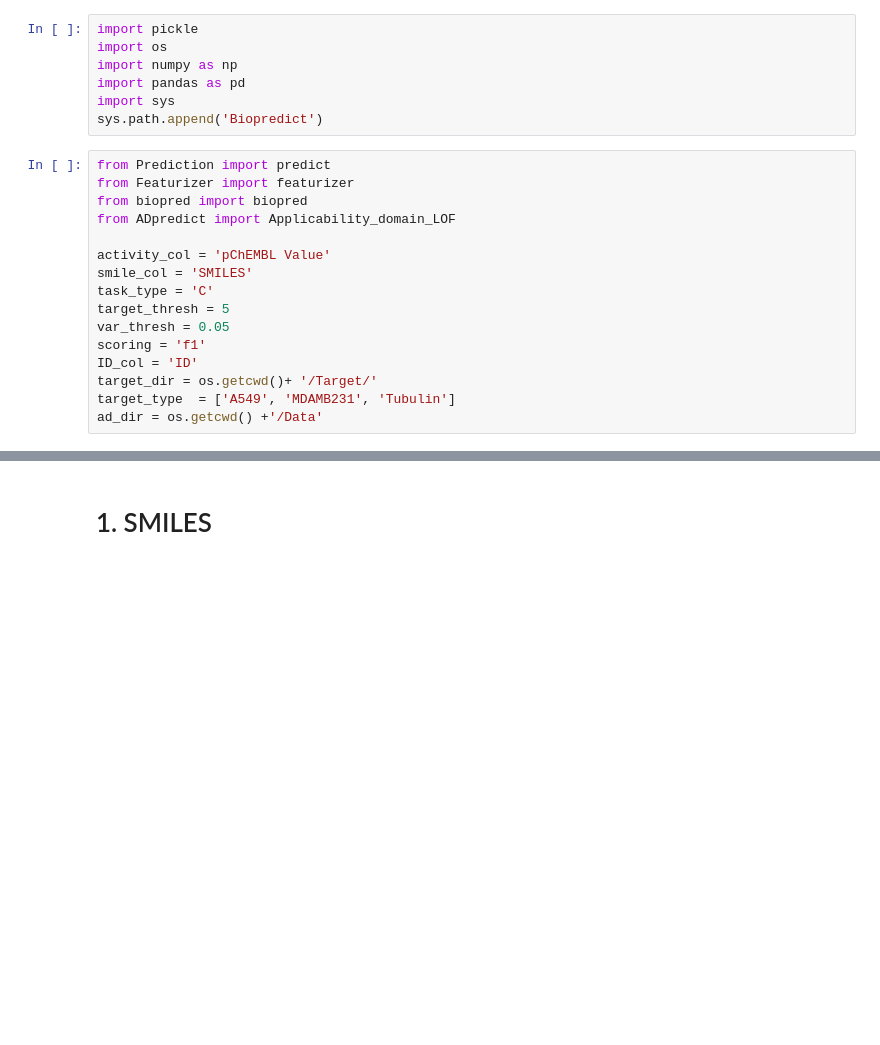
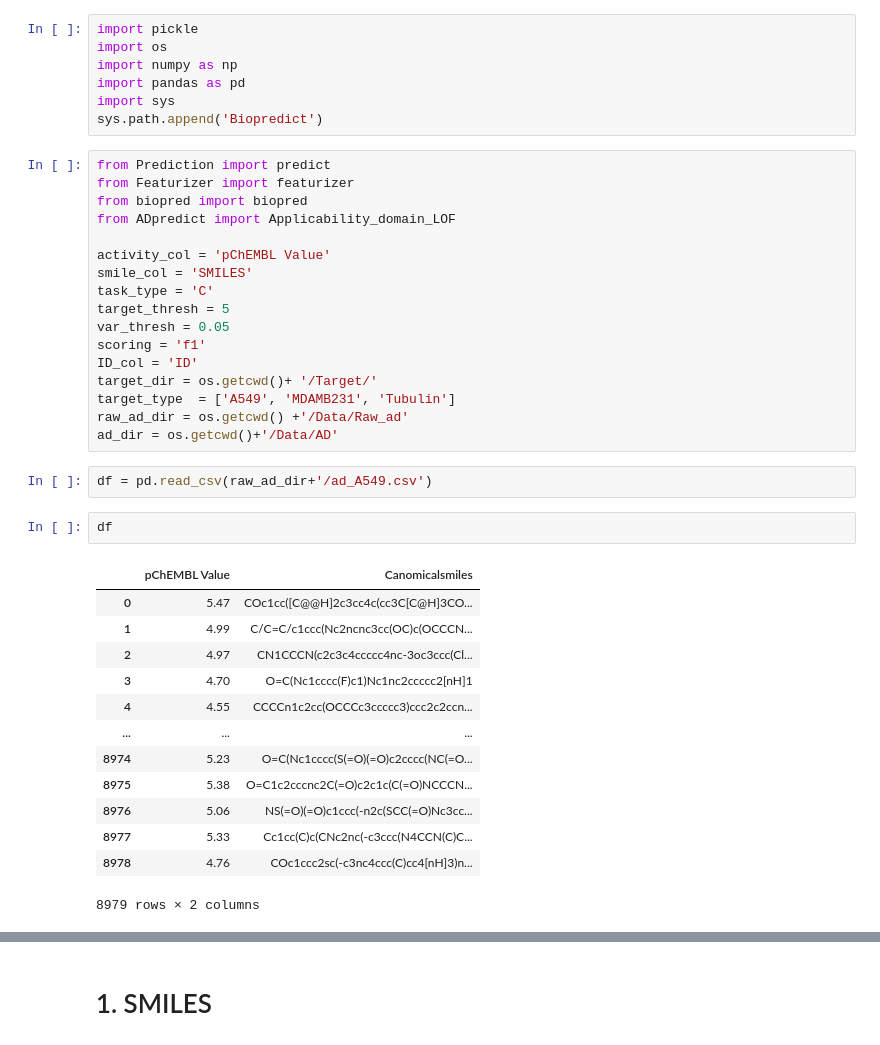
Before and after one commit to Medicine-Artificial-Intelligence/Tubulin_virtual_screening, a Jupyter notebook: Prediction.ipynb, the cells around one changed output, grey strips where cells are left out. Cells and saved outputs as stored; diff of their text form; blank space fills up the shorter version.

```diff
--- a/Prediction.ipynb
+++ b/Prediction.ipynb
@@ -20,4 +20,23 @@ scoring = 'f1'
 ID_col = 'ID'
 target_dir = os.getcwd()+ '/Target/'
 target_type  = ['A549', 'MDAMB231', 'Tubulin']
-ad_dir = os.getcwd() +'/Data'
+raw_ad_dir = os.getcwd() +'/Data/Raw_ad'
+ad_dir = os.getcwd()+'/Data/AD'
+# %%
+df = pd.read_csv(raw_ad_dir+'/ad_A549.csv')
+# %%
+df
+# %% [output]
+|  | pChEMBL Value | Canomicalsmiles |
+| 0 | 5.47 | COc1cc([C@@H]2c3cc4c(cc3C[C@H]3CO... |
+| 1 | 4.99 | C/C=C/c1ccc(Nc2ncnc3cc(OC)c(OCCCN... |
+| 2 | 4.97 | CN1CCCN(c2c3c4ccccc4nc-3oc3ccc(Cl... |
+| 3 | 4.70 | O=C(Nc1cccc(F)c1)Nc1nc2ccccc2[nH]1 |
+| 4 | 4.55 | CCCCn1c2cc(OCCCc3ccccc3)ccc2c2ccn... |
+| ... | ... | ... |
+| 8974 | 5.23 | O=C(Nc1cccc(S(=O)(=O)c2cccc(NC(=O... |
+| 8975 | 5.38 | O=C1c2cccnc2C(=O)c2c1c(C(=O)NCCCN... |
+| 8976 | 5.06 | NS(=O)(=O)c1ccc(-n2c(SCC(=O)Nc3cc... |
+| 8977 | 5.33 | Cc1cc(C)c(CNc2nc(-c3ccc(N4CCN(C)C... |
+| 8978 | 4.76 | COc1ccc2sc(-c3nc4ccc(C)cc4[nH]3)n... |
+8979 rows × 2 columns
```
Also changed, not shown: parts of 2 cells of this notebook.
